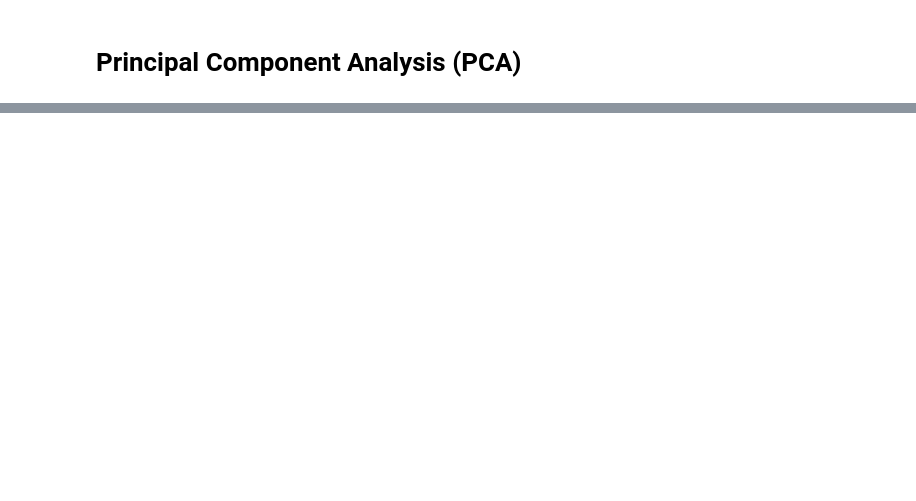
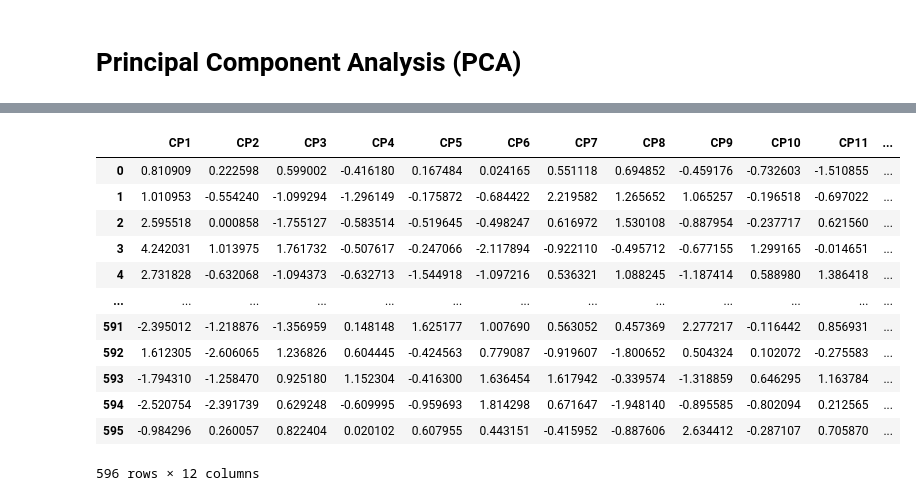
Before and after one commit to victorpecine/nba_data_science, a Jupyter notebook: nba_stats_jokic.ipynb, the cells around one changed output, grey strips where cells are left out. Cells and saved outputs as stored; diff of their text form; code cells hidden in the pictures; blank space fills up the shorter version.

```diff
--- a/nba_stats_jokic.ipynb
+++ b/nba_stats_jokic.ipynb
@@ -804,0 +856,9 @@ pca = PCA()
+# %%
+exp_var_cumul_series = pd.Series(exp_var_cumul)
+
+exp_var_cumul_series_90_porcent = exp_var_cumul_series[exp_var_cumul_series >= 0.9]
+
+n_components = exp_var_cumul_series_90_porcent.index[0]
+# Número mínimo de componentes principais que explicam 90%
+# da variação do conjunto de dados
+n_components
@@ -804,0 +870,9 @@ pca = PCA()
+# %%
+nomes_colunas = {}
+
+for i, componente_principal in enumerate(range(1, n_components + 1)):
+    nome_componente = 'CP' + str(componente_principal)
+    colunas = {i: nome_componente}
+    nomes_colunas.update(colunas)
+
+nomes_colunas
@@ -804,0 +892,22 @@ pca = PCA()
+# %%
+pca_n_components = PCA(random_state=0, n_components=n_components)
+pca_n_components = pca.fit(df_stats_jokic_pca_scaled)
+# %%
+matriz_autovetores_n_components = pca.components_
+# %%
+matrix_componentes_principais = np.matmul(df_stats_jokic_pca_scaled, matriz_autovetores_n_components.T)
+matrix_componentes_principais.rename(columns=nomes_colunas)
+# %% [output]
+|  | CP1 | CP2 | CP3 | CP4 | CP5 | CP6 | CP7 | CP8 | CP9 | CP10 | CP11 | ... |
+| 0 | 0.810909 | 0.222598 | 0.599002 | -0.416180 | 0.167484 | 0.024165 | 0.551118 | 0.694852 | -0.459176 | -0.732603 | -1.510855 | ... |
+| 1 | 1.010953 | -0.554240 | -1.099294 | -1.296149 | -0.175872 | -0.684422 | 2.219582 | 1.265652 | 1.065257 | -0.196518 | -0.697022 | ... |
+| 2 | 2.595518 | 0.000858 | -1.755127 | -0.583514 | -0.519645 | -0.498247 | 0.616972 | 1.530108 | -0.887954 | -0.237717 | 0.621560 | ... |
+| 3 | 4.242031 | 1.013975 | 1.761732 | -0.507617 | -0.247066 | -2.117894 | -0.922110 | -0.495712 | -0.677155 | 1.299165 | -0.014651 | ... |
+| 4 | 2.731828 | -0.632068 | -1.094373 | -0.632713 | -1.544918 | -1.097216 | 0.536321 | 1.088245 | -1.187414 | 0.588980 | 1.386418 | ... |
+| ... | ... | ... | ... | ... | ... | ... | ... | ... | ... | ... | ... | ... |
+| 591 | -2.395012 | -1.218876 | -1.356959 | 0.148148 | 1.625177 | 1.007690 | 0.563052 | 0.457369 | 2.277217 | -0.116442 | 0.856931 | ... |
+| 592 | 1.612305 | -2.606065 | 1.236826 | 0.604445 | -0.424563 | 0.779087 | -0.919607 | -1.800652 | 0.504324 | 0.102072 | -0.275583 | ... |
+| 593 | -1.794310 | -1.258470 | 0.925180 | 1.152304 | -0.416300 | 1.636454 | 1.617942 | -0.339574 | -1.318859 | 0.646295 | 1.163784 | ... |
+| 594 | -2.520754 | -2.391739 | 0.629248 | -0.609995 | -0.959693 | 1.814298 | 0.671647 | -1.948140 | -0.895585 | -0.802094 | 0.212565 | ... |
+| 595 | -0.984296 | 0.260057 | 0.822404 | 0.020102 | 0.607955 | 0.443151 | -0.415952 | -0.887606 | 2.634412 | -0.287107 | 0.705870 | ... |
+596 rows × 12 columns
```
Also changed, not shown: parts of 56 cells of this notebook.
